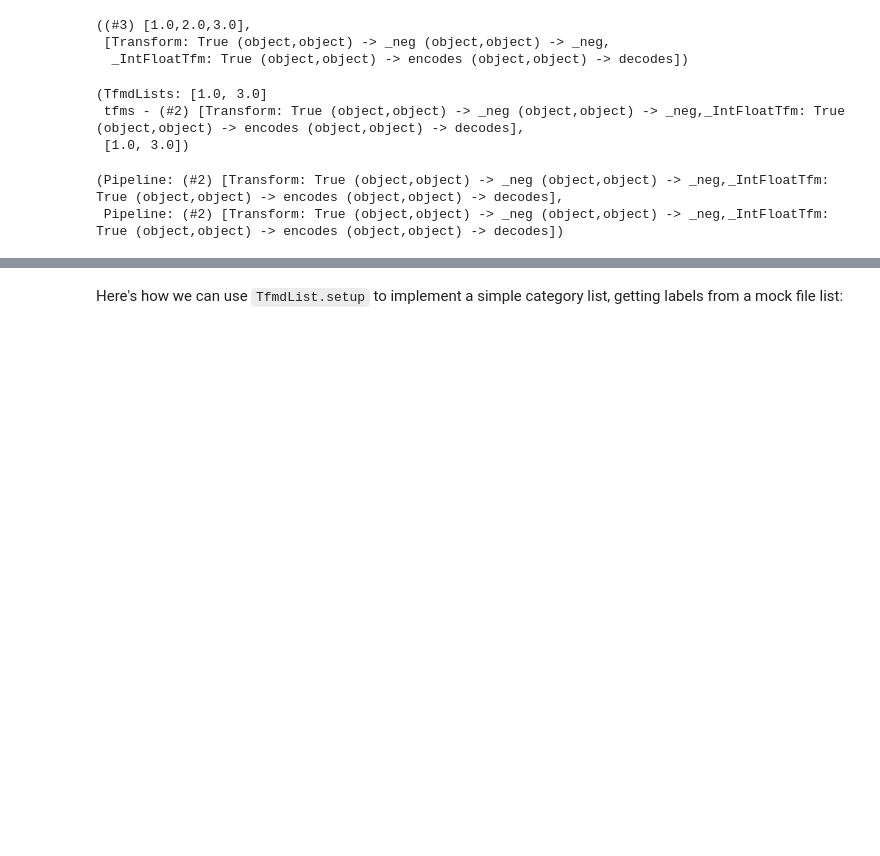
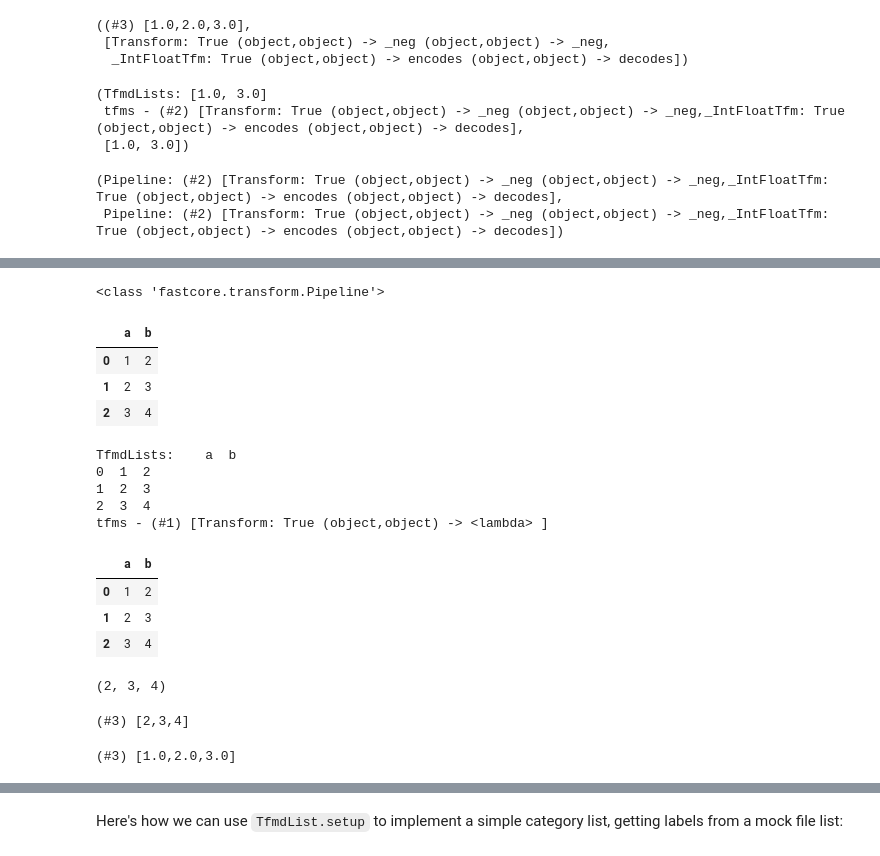
Before and after one commit to anhquan0412/fastai2, a Jupyter notebook: quan-nbs/3_03_data_core.ipynb, the cells around one changed output, grey strips where cells are left out. Drawn from its saved outputs; the diff is of its cells as text; code cells hidden in the pictures; blank space fills up the shorter version.

Commit message:
run test tfmdlist, note that setup only runs on train set if split is given

```diff
--- a/quan-nbs/3_03_data_core.ipynb
+++ b/quan-nbs/3_03_data_core.ipynb
@@ -754,0 +753,9 @@ assert not tl.overlapping_splits() # check split overlapping. Cool feature!
+# %%
+print(type(tl.train.tfms))
+test_eq(tl.train.tfms.split_idx, 0) # train tfms pipeline knows that it is executed on train dataset
+# meaning EACH tfm in train pipeline knows this
+test_eq(tl.valid.tfms.split_idx, 1) # val tfms pipeline knows ...
+
+# all thanks to class Pipeline and compose functions in 6_04_transform notebook
+# %% [output]
+<class 'fastcore.transform.Pipeline'>
@@ -754,0 +765,8 @@ assert not tl.overlapping_splits() # check split overlapping. Cool feature!
+# %%
+df = pd.DataFrame(dict(a=[1,2,3],b=[2,3,4]))
+df
+# %% [output]
+|  | a | b |
+| 0 | 1 | 2 |
+| 1 | 2 | 3 |
+| 2 | 3 | 4 |
@@ -755 +775,24 @@ assert not tl.overlapping_splits() # check split overlapping. Cool feature!
+# %%
+tl # simple tfm: increase by 1
+# %% [output]
+TfmdLists:    a  b
+0  1  2
+1  2  3
+2  3  4
+tfms - (#1) [Transform: True (object,object) -> <lambda> ]
+# %%
+tl.items
+# %% [output]
+|  | a | b |
+| 0 | 1 | 2 |
+| 1 | 2 | 3 |
+| 2 | 3 | 4 |
+# %%
+tl[0],tl[1],tl[2] # column a only (post tfm)
+# %% [output]
+(2, 3, 4)
+# %%
+tl[:] # get everything post tfm as L list
+# %% [output]
+(#3) [2,3,4]
 # %%
@@ -760,6 +801,10 @@ tr = tl.subset(0)
 test_eq(tr[:], [2])
 val = tl.subset(1)
 test_eq(val[:], [3,4])
+# %%
+items
+# %% [output]
+(#3) [1.0,2.0,3.0]
 # %%
 class _B(Transform):
     def __init__(self): self.m = 0
```
Also changed, not shown: parts of 21 cells of this notebook, 1 other file.
